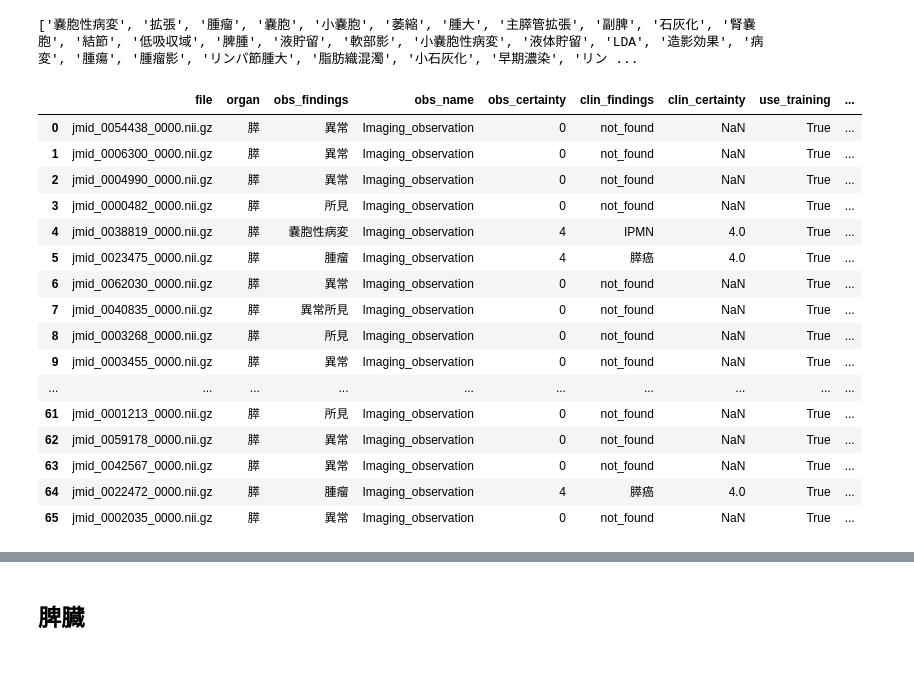
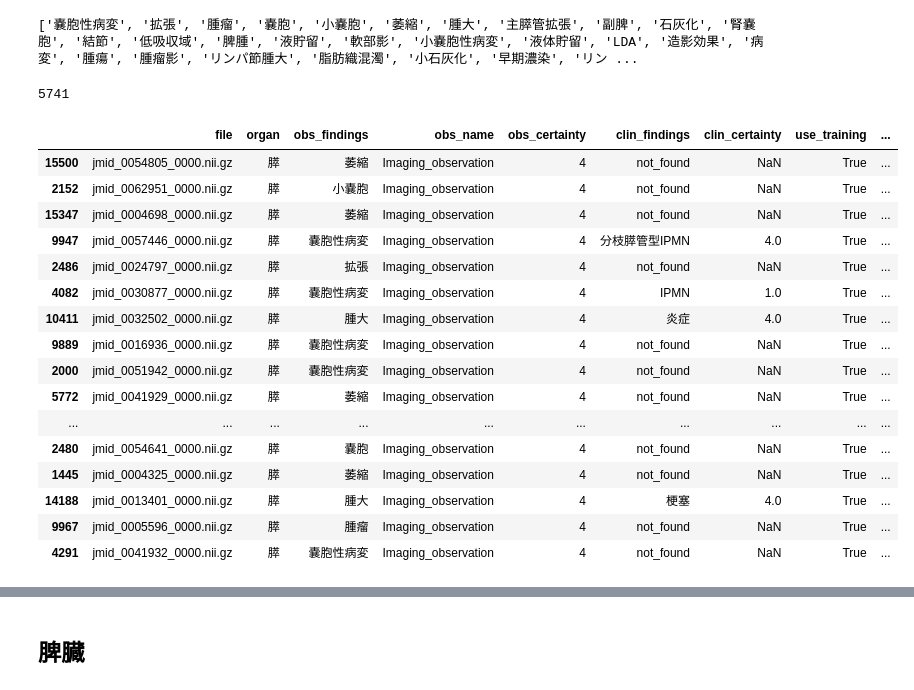
Before and after one commit to jun-sato/sato_j-mid_ad, a Jupyter notebook: code/eda_json.ipynb, the cells around one changed output, grey strips where cells are left out. Drawn from its saved outputs; the diff is of its cells as text; code cells hidden in the pictures.

```diff
--- a/code/eda_json.ipynb
+++ b/code/eda_json.ipynb
@@ -170,7 +475,7 @@ normal_obs_finding_list = ['異常', '所見', '異常所見', '拡張', '腫瘤
                          '浸潤像', '壁肥厚', '主膵管拡張像', 'mass_leison', '液体貯留腔', '閉塞', '充実性成分', '腫瘍発生', '充実性部分', '異常濃度域',
                          '隆起性病変', '膵管拡張', '早期濃染病変', '結節性病変', '脈管変形', '結節状濃染', '有意な拡張', '新出病変', 'LDA', '粗大腫瘤',
                          '事項（-）', '異常壁肥厚像', '口径不整', 'mass形成', '濃度上昇', '結節影', '異常病変', '脂肪織混濁', '形態的異常']
-normal_obs_finding_list = ['異常', '所見', '異常所見']
+normal_obs_finding_list = ['異常', '所見', '異常所見', '拡張', '腫瘤', '主膵管拡張', 'SOL', '腫大', 'mass_lesion', '有意な異常']
 # %%
 print([i for i in data_pancreas[data_pancreas['obs_certainty'] == 4]['obs_findings'].value_counts().index])
 # %% [output]
@@ -197,11 +502,11 @@ abnormal_obs_finding_list = ['嚢胞性病変', '拡張', '腫瘤', '嚢胞', '
                             '軟部濃度構造', '囊胞性構造', '乏血性病変', '嚢胞状の病変', '管状石灰化', '主膵管内air', '仮性膵嚢胞', '閉塞', '拡大', '膵腫瘤', '嚢胞様の像', '低吸収な病変', '脂肪組織濃度の上昇',
                             '脂肪織置換', '被包化壊死', '脂肪濃度腫瘤', '結節増大', '膵管tube', '乏血性の結節', 'Mass']
 
-abnormal_obs_finding_list = ['嚢胞性病変','腫瘤', '嚢胞', '主膵管拡張']
+abnormal_obs_finding_list = ['嚢胞性病変', '拡張', '腫瘤', '嚢胞', '小嚢胞', '萎縮', '腫大', '主膵管拡張','腫瘍', '腫瘤影', 'SOL']
 # %%
 use_normalfindings = data_pancreas['obs_findings'].apply(lambda x:x in normal_obs_finding_list)
-#use_abnormalfindings = data_pancreas['obs_findings'].apply(lambda x:x in abnormal_obs_finding_list)
-use_abnormalfindings = (data_pancreas['clin_findings'].str.contains('癌') | data_pancreas['clin_findings'].str.contains('IPMN'))
+use_abnormalfindings = data_pancreas['obs_findings'].apply(lambda x:x in abnormal_obs_finding_list)
+#use_abnormalfindings = (data_pancreas['clin_findings'].str.contains('癌') | data_pancreas['clin_findings'].str.contains('IPMN'))
 use_certainty = ((data_pancreas['obs_certainty'] == 0) | (data_pancreas['obs_certainty'] == 4) )
 
 available_segmentation_list = glob.glob('../data/pancreas_img/*.nii.gz')
@@ -212,33 +517,39 @@ data_pancreas['use_training'] = (use_normalfindings|use_abnormalfindings) & use_
 #data_pancreas['abnormal'] = data_pancreas['obs_certainty'] == 4
 # %%
 data_pancreas['abnormal'] = use_abnormalfindings.astype(int)
+data_pancreas = data_pancreas[((data_pancreas['obs_certainty'] == 0 )&(data_pancreas['abnormal'] == 0))| ((data_pancreas['obs_certainty'] == 4 )& (data_pancreas['abnormal'] == 1))]
 data_pancreas_use = data_pancreas[data_pancreas['use_training'] == True].reset_index(drop=True)
-
 
 #data_pancreas_use['abnormal'] = use_abnormalfindings.astype(int)
 #data_pancreas_use["abnormal"] = data_pancreas_use.groupby("file").transform("min")["obs_certainty"]
 #data_pancreas_use['abnormal'] = (data_pancreas_use['abnormal'] == 4).astype(int)
 
 data_pancreas_use.drop_duplicates('file',inplace=True)
+data_pancreas_use = data_pancreas_use.sort_values(by='abnormal',ascending=False)#.iloc[:data_pancreas_use['abnormal'].sum()*4]
+data_pancreas_use = data_pancreas_use.sample(frac=1, random_state=0)
 # %%
 data_pancreas_use.to_csv('../data/pancreas_dataset.csv',index=False)
+# %%
+data_pancreas_use['abnormal'].sum()
+# %% [output]
+5741
 # %%
-data_pancreas_use.head(60)
+data_pancreas_use.sort_values(by='abnormal',ascending=False).head(60)
 # %% [output]
 |  | file | organ | obs_findings | obs_name | obs_certainty | clin_findings | clin_certainty | use_training | ... |
-| 0 | jmid_0054438_0000.nii.gz | 膵 | 異常 | Imaging_observation | 0 | not_found | NaN | True | ... |
-| 1 | jmid_0006300_0000.nii.gz | 膵 | 異常 | Imaging_observation | 0 | not_found | NaN | True | ... |
-| 2 | jmid_0004990_0000.nii.gz | 膵 | 異常 | Imaging_observation | 0 | not_found | NaN | True | ... |
-| 3 | jmid_0000482_0000.nii.gz | 膵 | 所見 | Imaging_observation | 0 | not_found | NaN | True | ... |
-| 4 | jmid_0038819_0000.nii.gz | 膵 | 嚢胞性病変 | Imaging_observation | 4 | IPMN | 4.0 | True | ... |
-| 5 | jmid_0023475_0000.nii.gz | 膵 | 腫瘤 | Imaging_observation | 4 | 膵癌 | 4.0 | True | ... |
-| 6 | jmid_0062030_0000.nii.gz | 膵 | 異常 | Imaging_observation | 0 | not_found | NaN | True | ... |
-| 7 | jmid_0040835_0000.nii.gz | 膵 | 異常所見 | Imaging_observation | 0 | not_found | NaN | True | ... |
-| 8 | jmid_0003268_0000.nii.gz | 膵 | 所見 | Imaging_observation | 0 | not_found | NaN | True | ... |
-| 9 | jmid_0003455_0000.nii.gz | 膵 | 異常 | Imaging_observation | 0 | not_found | NaN | True | ... |
+| 15500 | jmid_0054805_0000.nii.gz | 膵 | 萎縮 | Imaging_observation | 4 | not_found | NaN | True | ... |
+| 2152 | jmid_0062951_0000.nii.gz | 膵 | 小嚢胞 | Imaging_observation | 4 | not_found | NaN | True | ... |
+| 15347 | jmid_0004698_0000.nii.gz | 膵 | 萎縮 | Imaging_observation | 4 | not_found | NaN | True | ... |
+| 9947 | jmid_0057446_0000.nii.gz | 膵 | 嚢胞性病変 | Imaging_observation | 4 | 分枝膵管型IPMN | 4.0 | True | ... |
+| 2486 | jmid_0024797_0000.nii.gz | 膵 | 拡張 | Imaging_observation | 4 | not_found | NaN | True | ... |
+| 4082 | jmid_0030877_0000.nii.gz | 膵 | 嚢胞性病変 | Imaging_observation | 4 | IPMN | 1.0 | True | ... |
+| 10411 | jmid_0032502_0000.nii.gz | 膵 | 腫大 | Imaging_observation | 4 | 炎症 | 4.0 | True | ... |
+| 9889 | jmid_0016936_0000.nii.gz | 膵 | 嚢胞性病変 | Imaging_observation | 4 | not_found | NaN | True | ... |
+| 2000 | jmid_0051942_0000.nii.gz | 膵 | 嚢胞性病変 | Imaging_observation | 4 | not_found | NaN | True | ... |
+| 5772 | jmid_0041929_0000.nii.gz | 膵 | 萎縮 | Imaging_observation | 4 | not_found | NaN | True | ... |
 | ... | ... | ... | ... | ... | ... | ... | ... | ... | ... |
-| 61 | jmid_0001213_0000.nii.gz | 膵 | 所見 | Imaging_observation | 0 | not_found | NaN | True | ... |
-| 62 | jmid_0059178_0000.nii.gz | 膵 | 異常 | Imaging_observation | 0 | not_found | NaN | True | ... |
-| 63 | jmid_0042567_0000.nii.gz | 膵 | 異常 | Imaging_observation | 0 | not_found | NaN | True | ... |
-| 64 | jmid_0022472_0000.nii.gz | 膵 | 腫瘤 | Imaging_observation | 4 | 膵癌 | 4.0 | True | ... |
-| 65 | jmid_0002035_0000.nii.gz | 膵 | 異常 | Imaging_observation | 0 | not_found | NaN | True | ... |
+| 2480 | jmid_0054641_0000.nii.gz | 膵 | 嚢胞 | Imaging_observation | 4 | not_found | NaN | True | ... |
+| 1445 | jmid_0004325_0000.nii.gz | 膵 | 萎縮 | Imaging_observation | 4 | not_found | NaN | True | ... |
+| 14188 | jmid_0013401_0000.nii.gz | 膵 | 腫大 | Imaging_observation | 4 | 梗塞 | 4.0 | True | ... |
+| 9967 | jmid_0005596_0000.nii.gz | 膵 | 腫瘤 | Imaging_observation | 4 | not_found | NaN | True | ... |
+| 4291 | jmid_0041932_0000.nii.gz | 膵 | 嚢胞性病変 | Imaging_observation | 4 | not_found | NaN | True | ... |
```
Also changed, not shown: parts of 47 cells of this notebook.
